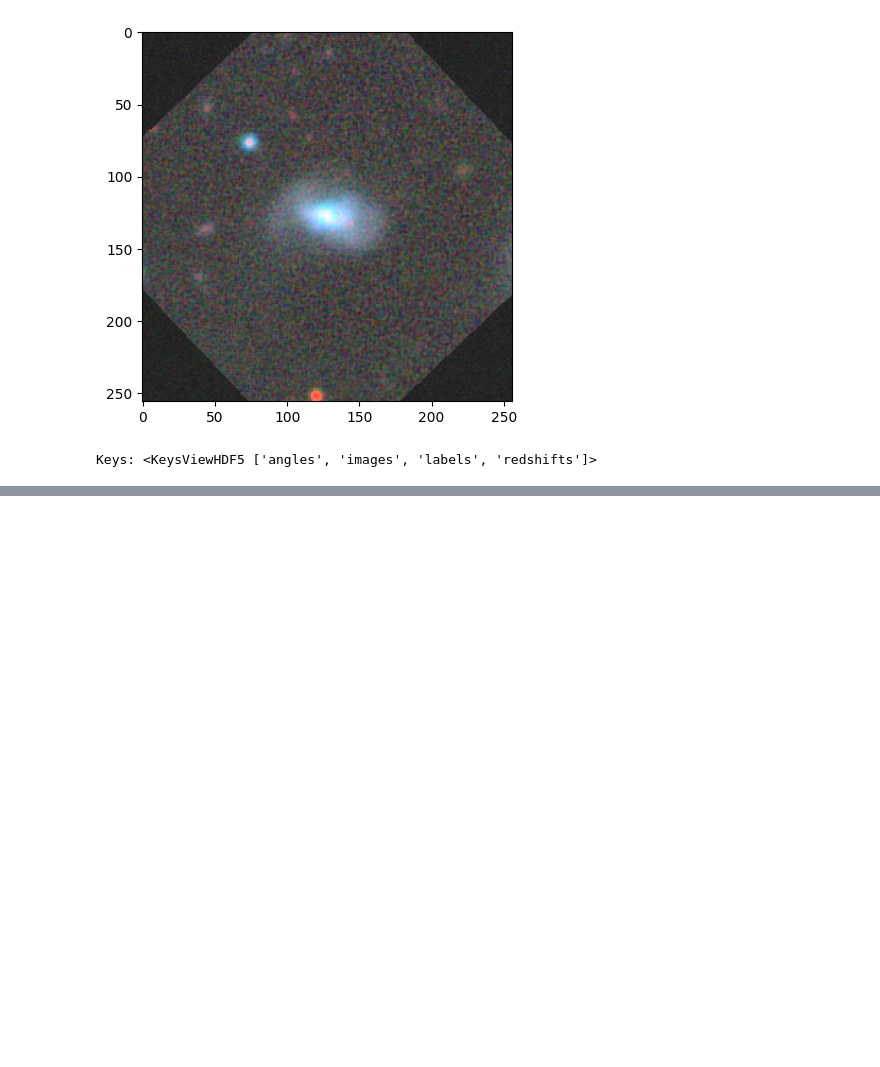
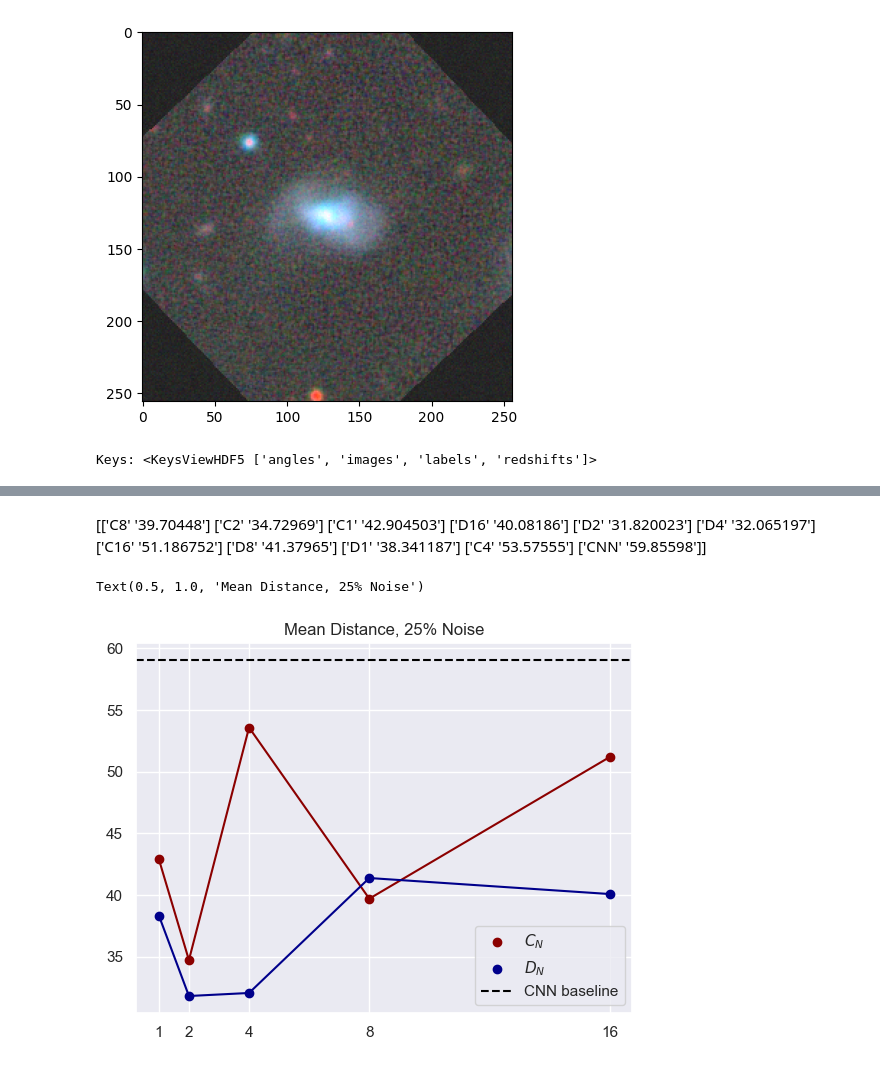
Before and after one commit to snehjp2/GCNNMorphology, a Jupyter notebook: src/notebooks/results_analysis.ipynb, the cells around one changed output, grey strips where cells are left out. Saved outputs shown, nothing was run; the diff lists cells and outputs as text; code cells hidden in the pictures; blank space fills up the shorter version.

```diff
--- a/src/notebooks/results_analysis.ipynb
+++ b/src/notebooks/results_analysis.ipynb
@@ -324,0 +375,4 @@ Keys: <KeysViewHDF5 ['angles', 'images', 'labels', 'redshifts']>
+# %%
+dict_25 = dict(data_25)
+dict_50 = dict(data_50)
+N_vals = [1, 2, 4, 8, 16]
@@ -324,0 +393,24 @@ Keys: <KeysViewHDF5 ['angles', 'images', 'labels', 'redshifts']>
+# %% [markdown]
+[['C8' '39.70448']
+ ['C2' '34.72969']
+ ['C1' '42.904503']
+ ['D16' '40.08186']
+ ['D2' '31.820023']
+ ['D4' '32.065197']
+ ['C16' '51.186752']
+ ['D8' '41.37965']
+ ['D1' '38.341187']
+ ['C4' '53.57555']
+ ['CNN' '59.85598']]
+# %%
+plt.plot(N_vals, [42.904503, 34.72969,53.57555,  39.70448, 51.186752], color='darkred')
+plt.scatter(N_vals, [42.904503, 34.72969,53.57555,  39.70448, 51.186752], label='$C_N$', color='darkred')
+plt.plot(N_vals, [38.341187, 31.820023, 32.065197, 41.37965, 40.08186],color='darkblue')
+plt.scatter(N_vals, [38.341187, 31.820023, 32.065197, 41.37965, 40.08186],color='darkblue', label = '$D_N$')
+plt.axhline(59.04454, label='CNN baseline', color='black', ls='--')
+plt.xticks(N_vals)
+plt.legend()
+plt.title('Mean Distance, 25% Noise')
+# %% [output]
+Text(0.5, 1.0, 'Mean Distance, 25% Noise')
+[figure, added]
```
Also changed, not shown: parts of 27 cells of this notebook.
